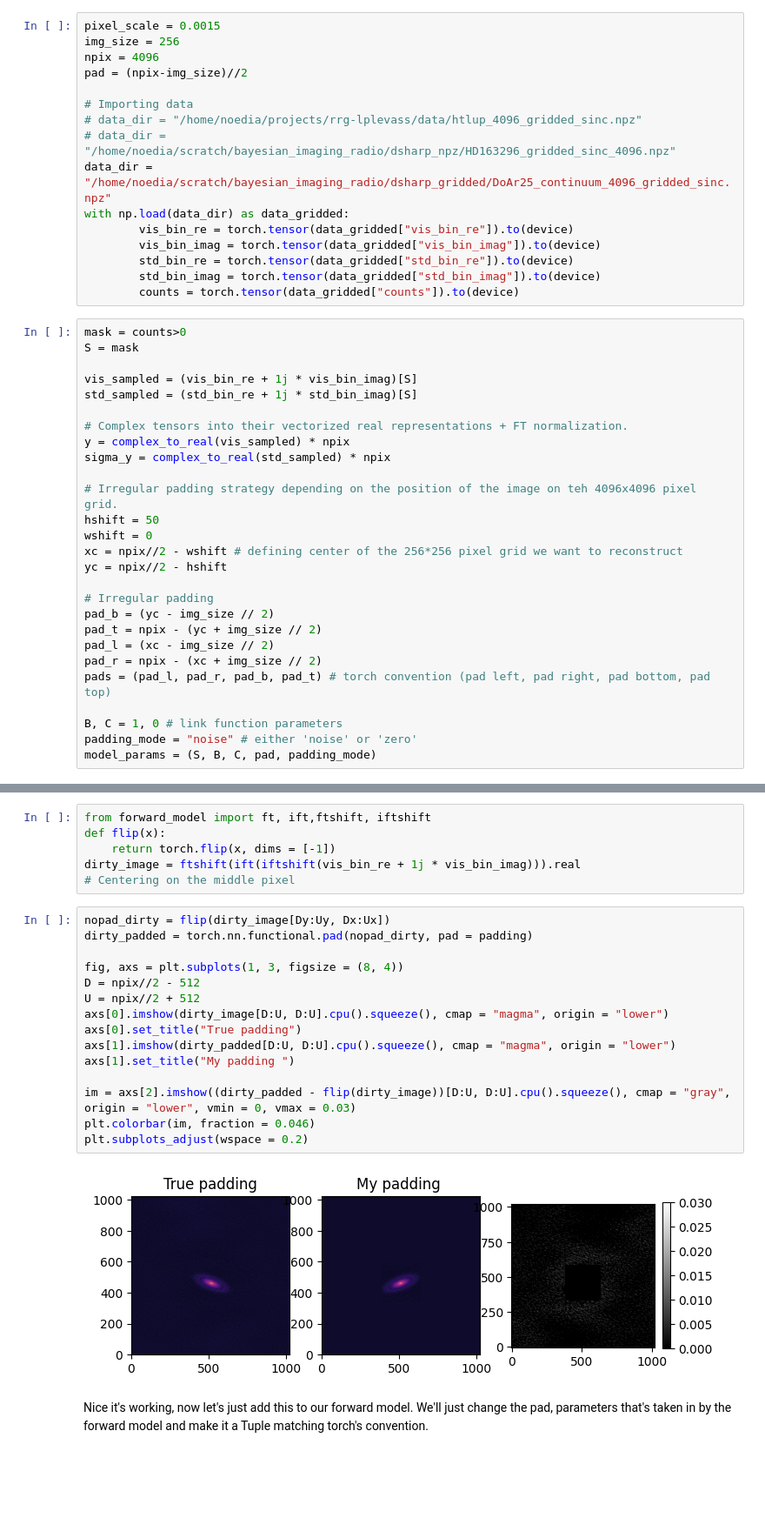
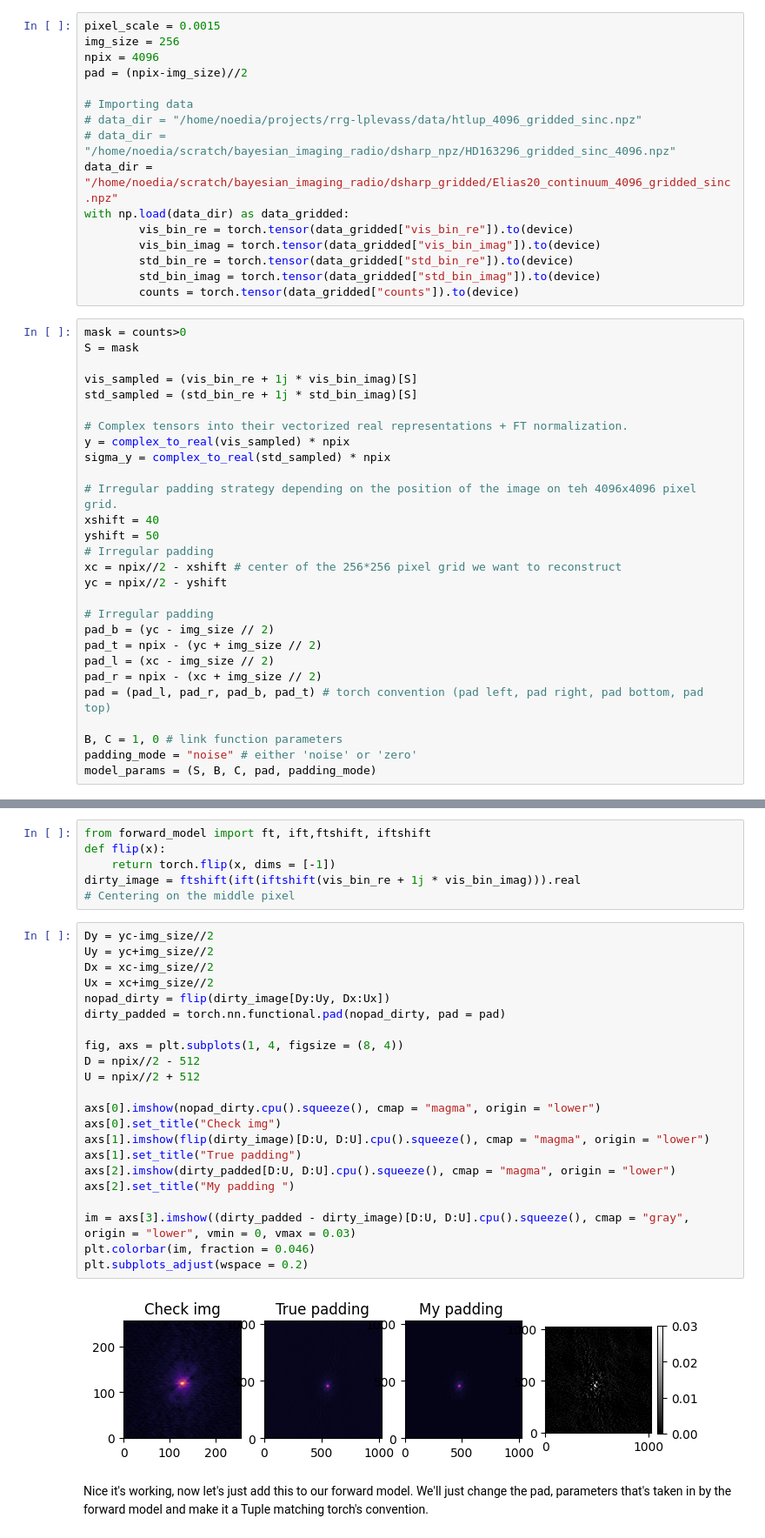
Before and after one commit to EnceladeCandy/bayesian-imaging-radio, a Jupyter notebook: experiment_notebooks/inference_htlup.ipynb, the cells around one changed output, grey strips where cells are left out. Shown at 87% size. Cells and saved outputs as stored; diff of their text form; blank space fills up the shorter version.

```diff
--- a/experiment_notebooks/inference_htlup.ipynb
+++ b/experiment_notebooks/inference_htlup.ipynb
@@ -23,7 +23,7 @@ pad = (npix-img_size)//2
 # Importing data
 # data_dir = "/home/noedia/projects/rrg-lplevass/data/htlup_4096_gridded_sinc.npz"
 # data_dir = "/home/noedia/scratch/bayesian_imaging_radio/dsharp_npz/HD163296_gridded_sinc_4096.npz"
-data_dir = "/home/noedia/scratch/bayesian_imaging_radio/dsharp_gridded/DoAr25_continuum_4096_gridded_sinc.npz"
+data_dir = "/home/noedia/scratch/bayesian_imaging_radio/dsharp_gridded/Elias20_continuum_4096_gridded_sinc.npz"
 with np.load(data_dir) as data_gridded:
         vis_bin_re = torch.tensor(data_gridded["vis_bin_re"]).to(device)
         vis_bin_imag = torch.tensor(data_gridded["vis_bin_imag"]).to(device)
@@ -42,17 +42,18 @@ y = complex_to_real(vis_sampled) * npix
 sigma_y = complex_to_real(std_sampled) * npix
 
 # Irregular padding strategy depending on the position of the image on teh 4096x4096 pixel grid.
-hshift = 50
-wshift = 0
-xc = npix//2 - wshift # defining center of the 256*256 pixel grid we want to reconstruct
-yc = npix//2 - hshift
+xshift = 40
+yshift = 50
+# Irregular padding
+xc = npix//2 - xshift # center of the 256*256 pixel grid we want to reconstruct
+yc = npix//2 - yshift
 
 # Irregular padding
 pad_b = (yc - img_size // 2)
 pad_t = npix - (yc + img_size // 2)
 pad_l = (xc - img_size // 2)
 pad_r = npix - (xc + img_size // 2)
-pads = (pad_l, pad_r, pad_b, pad_t) # torch convention (pad left, pad right, pad bottom, pad top)
+pad = (pad_l, pad_r, pad_b, pad_t) # torch convention (pad left, pad right, pad bottom, pad top)
 
 B, C = 1, 0 # link function parameters
 padding_mode = "noise" # either 'noise' or 'zero'
@@ -66,22 +67,29 @@ def flip(x):
 dirty_image = ftshift(ift(iftshift(vis_bin_re + 1j * vis_bin_imag))).real
 # Centering on the middle pixel
 # %%
+Dy = yc-img_size//2
+Uy = yc+img_size//2
+Dx = xc-img_size//2
+Ux = xc+img_size//2
 nopad_dirty = flip(dirty_image[Dy:Uy, Dx:Ux])
-dirty_padded = torch.nn.functional.pad(nopad_dirty, pad = padding)
+dirty_padded = torch.nn.functional.pad(nopad_dirty, pad = pad)
 
-fig, axs = plt.subplots(1, 3, figsize = (8, 4))
+fig, axs = plt.subplots(1, 4, figsize = (8, 4))
 D = npix//2 - 512
 U = npix//2 + 512
-axs[0].imshow(dirty_image[D:U, D:U].cpu().squeeze(), cmap = "magma", origin = "lower")
-axs[0].set_title("True padding")
-axs[1].imshow(dirty_padded[D:U, D:U].cpu().squeeze(), cmap = "magma", origin = "lower")
-axs[1].set_title("My padding ")
 
-im = axs[2].imshow((dirty_padded - flip(dirty_image))[D:U, D:U].cpu().squeeze(), cmap = "gray", origin = "lower", vmin = 0, vmax = 0.03)
+axs[0].imshow(nopad_dirty.cpu().squeeze(), cmap = "magma", origin = "lower")
+axs[0].set_title("Check img")
+axs[1].imshow(flip(dirty_image)[D:U, D:U].cpu().squeeze(), cmap = "magma", origin = "lower")
+axs[1].set_title("True padding")
+axs[2].imshow(dirty_padded[D:U, D:U].cpu().squeeze(), cmap = "magma", origin = "lower")
+axs[2].set_title("My padding ")
+
+im = axs[3].imshow((dirty_padded - dirty_image)[D:U, D:U].cpu().squeeze(), cmap = "gray", origin = "lower", vmin = 0, vmax = 0.03)
 plt.colorbar(im, fraction = 0.046)
 plt.subplots_adjust(wspace = 0.2)
 # %% [output]
-[figure, old version]
+[figure, new version]
 # %% [markdown]
 Nice it's working, now let's just add this to our forward model. We'll just change the pad, parameters that's taken in by the forward model and make it a Tuple matching torch's convention.
 # %%
```
Also changed, not shown: parts of 3 cells of this notebook.
